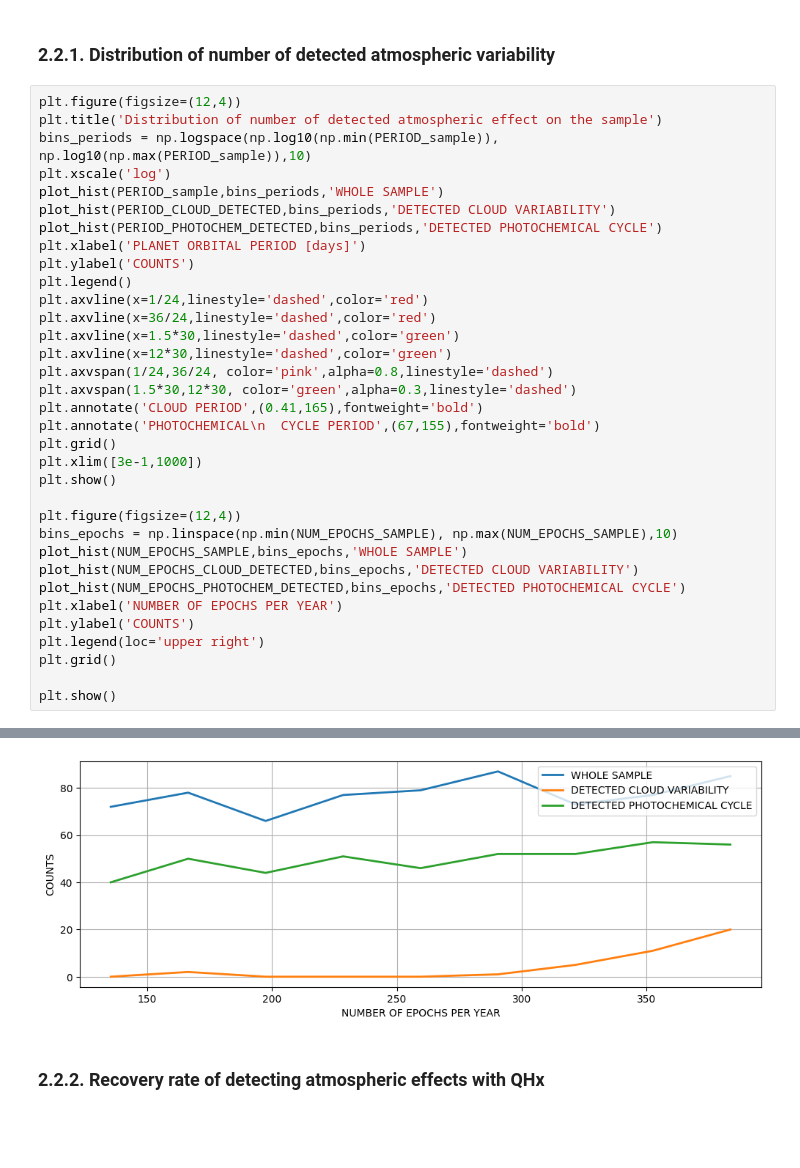
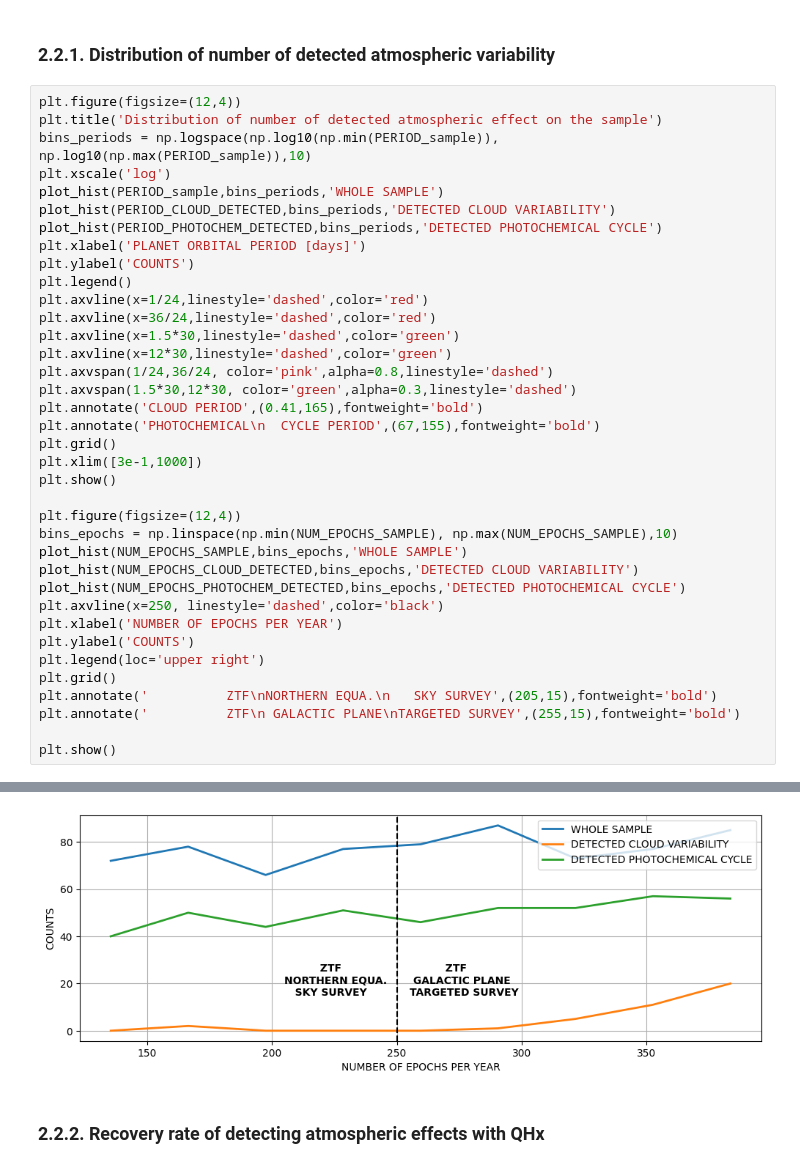
Before and after one commit to thangvictory/Computational_Astrobiology_Tutorial, a Jupyter notebook: Astrobiology_PROJECT.ipynb, the cells around one changed output, grey strips where cells are left out. Drawn from its saved outputs; the diff is of its cells as text; blank space fills up the shorter version.

```diff
--- a/Astrobiology_PROJECT.ipynb
+++ b/Astrobiology_PROJECT.ipynb
@@ -411,34 +412,37 @@ plot_hist(PERIOD_sample,bins_periods,'WHOLE SAMPLE')
 plot_hist(PERIOD_CLOUD_DETECTED,bins_periods,'DETECTED CLOUD VARIABILITY')
 plot_hist(PERIOD_PHOTOCHEM_DETECTED,bins_periods,'DETECTED PHOTOCHEMICAL CYCLE')
 plt.xlabel('PLANET ORBITAL PERIOD [days]')
 plt.ylabel('COUNTS')
 plt.legend()
 plt.axvline(x=1/24,linestyle='dashed',color='red')
 plt.axvline(x=36/24,linestyle='dashed',color='red')
 plt.axvline(x=1.5*30,linestyle='dashed',color='green')
 plt.axvline(x=12*30,linestyle='dashed',color='green')
 plt.axvspan(1/24,36/24, color='pink',alpha=0.8,linestyle='dashed')
 plt.axvspan(1.5*30,12*30, color='green',alpha=0.3,linestyle='dashed')
 plt.annotate('CLOUD PERIOD',(0.41,165),fontweight='bold')
 plt.annotate('PHOTOCHEMICAL\n  CYCLE PERIOD',(67,155),fontweight='bold')
 plt.grid()
 plt.xlim([3e-1,1000])
 plt.show()
 
 plt.figure(figsize=(12,4))
 bins_epochs = np.linspace(np.min(NUM_EPOCHS_SAMPLE), np.max(NUM_EPOCHS_SAMPLE),10)
 plot_hist(NUM_EPOCHS_SAMPLE,bins_epochs,'WHOLE SAMPLE')
 plot_hist(NUM_EPOCHS_CLOUD_DETECTED,bins_epochs,'DETECTED CLOUD VARIABILITY')
 plot_hist(NUM_EPOCHS_PHOTOCHEM_DETECTED,bins_epochs,'DETECTED PHOTOCHEMICAL CYCLE')
+plt.axvline(x=250, linestyle='dashed',color='black')
 plt.xlabel('NUMBER OF EPOCHS PER YEAR')
 plt.ylabel('COUNTS')
 plt.legend(loc='upper right')
 plt.grid()
+plt.annotate('          ZTF\nNORTHERN EQUA.\n   SKY SURVEY',(205,15),fontweight='bold')
+plt.annotate('          ZTF\n GALACTIC PLANE\nTARGETED SURVEY',(255,15),fontweight='bold')
 
 plt.show()
 # %% [output]
 [figure]
-[figure, old version]
+[figure, new version]
 # %% [markdown]
 ### 2.2.2. Recovery rate of detecting atmospheric effects with QHx
 # %%
```
Also changed, not shown: parts of 7 cells of this notebook.
